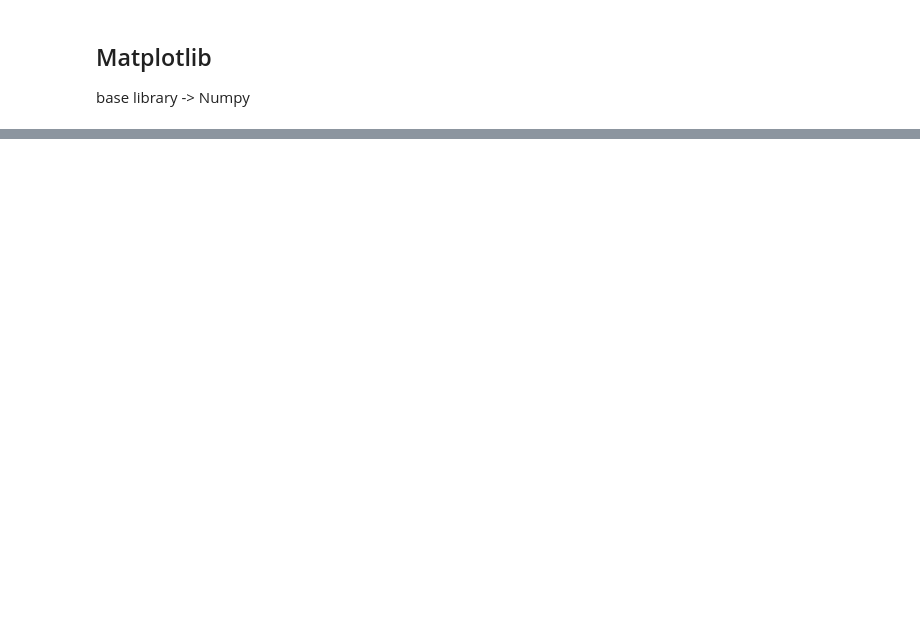
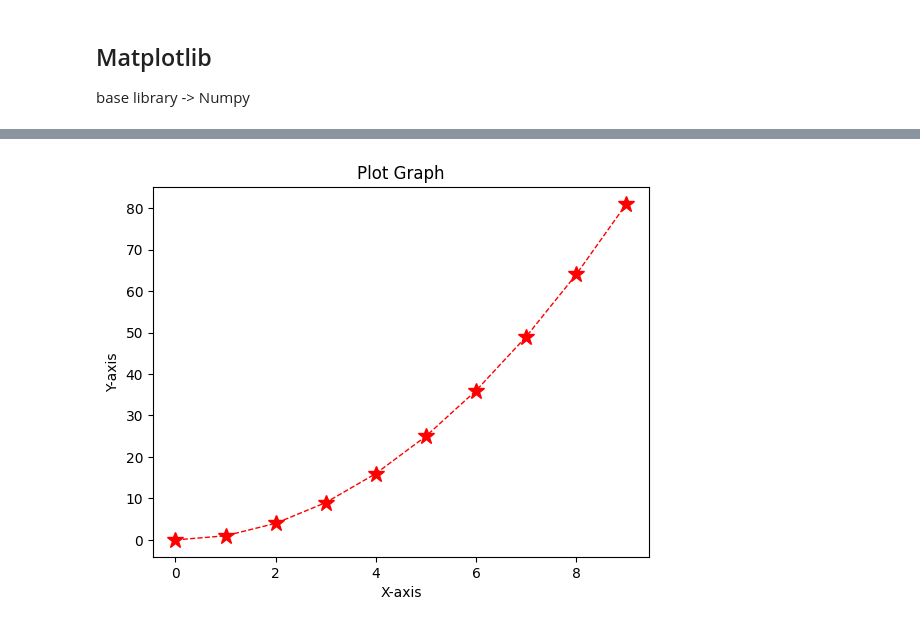
Before and after one commit to Avantika-08/MachineLearning, a Jupyter notebook: 8_Matplotlib.ipynb, the cells around one changed output, grey strips where cells are left out. Drawn from its saved outputs; the diff is of its cells as text; code cells hidden in the pictures; blank space fills up the shorter version.

```diff
--- a/8_Matplotlib.ipynb
+++ b/8_Matplotlib.ipynb
@@ -23 +23,16 @@ Text(0.5, 1.0, 'Scatter Graph')
 [figure]
+# %%
+y=x*x
+# %%
+# Plot
+#plt.plot(x,y,'g-')              # -- is for multiple dashed lines
+#plt.plot(x,y,'g*-')             # *- lines
+#plt.plot(x,y,'go')               # dotted lines
+#plt.plot(x,y,'go--')
+plt.plot(x,y,'r*',linestyle='dashed',linewidth=1,markersize=12)
+plt.xlabel("X-axis")
+plt.ylabel("Y-axis")
+plt.title("Plot Graph")
+plt.savefig('Test1.png')
+# %% [output]
+[figure, added]
```
Also changed, not shown: parts of 5 cells of this notebook.
